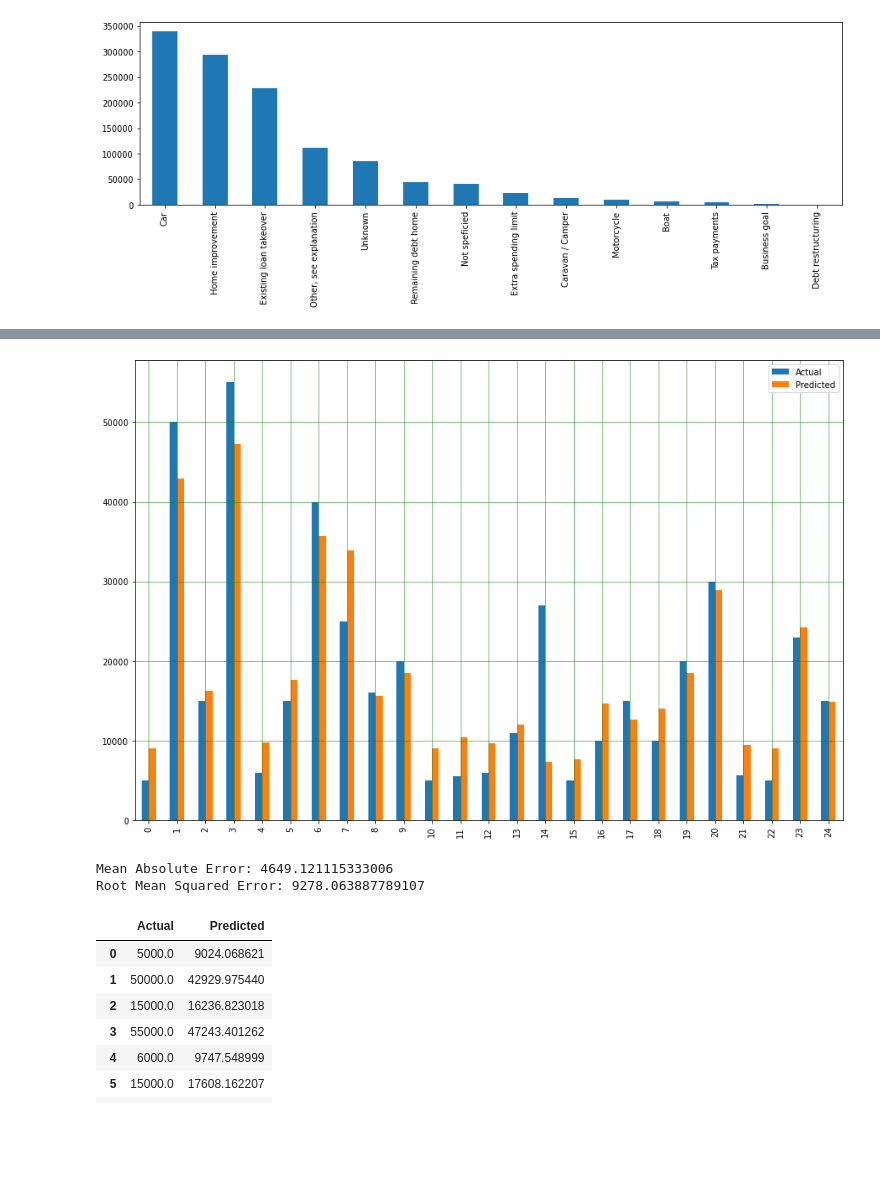
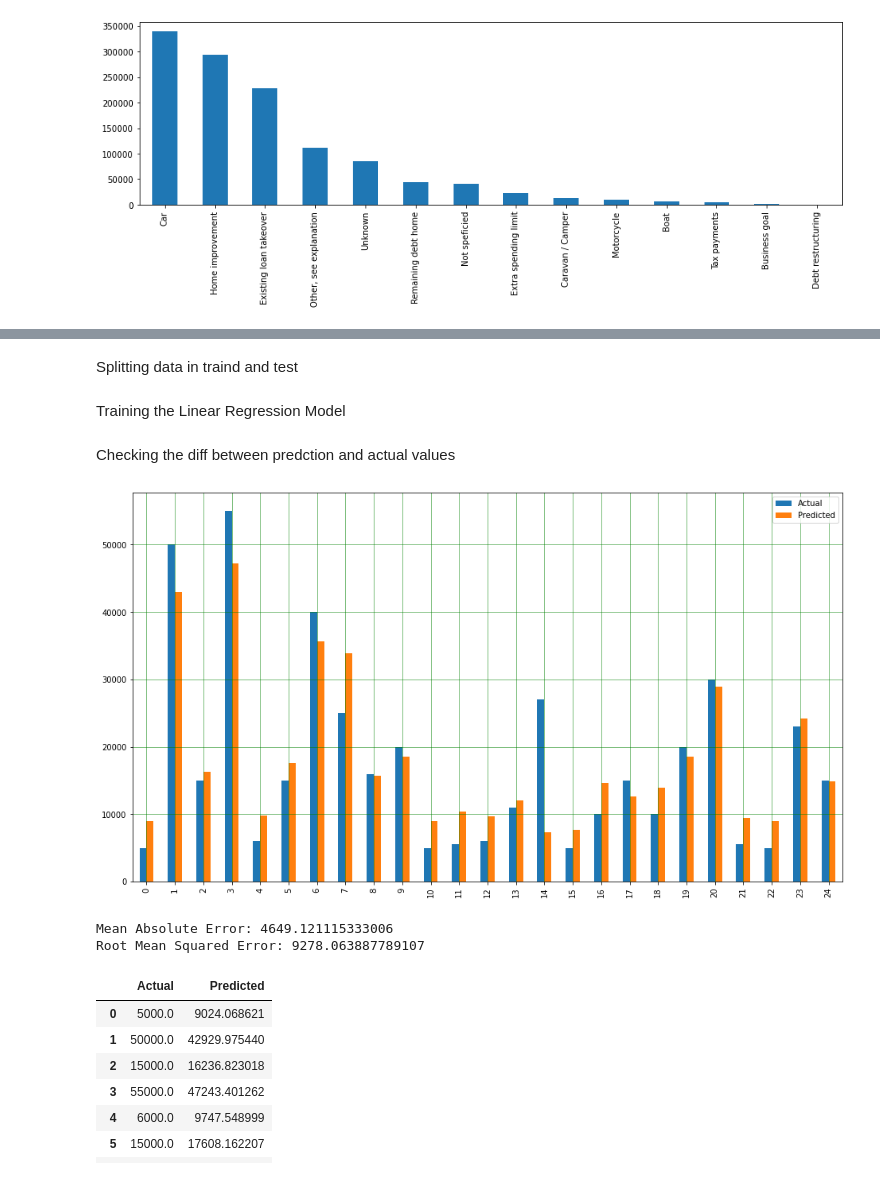
Before and after one commit to patrickherbeth/algoritimos_machine_learning, a Jupyter notebook: BPI_Challenge_2017.ipynb, the cells around one changed output, grey strips where cells are left out. Cells and saved outputs as stored; diff of their text form; code cells hidden in the pictures; blank space fills up the shorter version.

```diff
--- a/BPI_Challenge_2017.ipynb
+++ b/BPI_Challenge_2017.ipynb
@@ -133,0 +152,5 @@ I - Predição do valor da oferta a ser recebida (Regressão Linear Múltipla)
+# %%
+copy_df = application_df[['case:LoanGoal', 'case:RequestedAmount',
+                          'case:ApplicationType', 'OfferedAmount']].copy(deep=True)
+copy_df.rename(columns={'case:LoanGoal': 'LoanGoal', 'case:RequestedAmount': 'RequestedAmount',
+                        'case:ApplicationType': 'ApplicationType'}, inplace=True)
@@ -134,7 +159,4 @@ I - Predição do valor da oferta a ser recebida (Regressão Linear Múltipla)
 # %%
-copy_df = application_df[['case:LoanGoal', 'case:RequestedAmount', 'case:ApplicationType', 'OfferedAmount']].copy(deep=True)
-copy_df.rename(columns={'case:LoanGoal': 'LoanGoal', 'case:RequestedAmount': 'RequestedAmount', 'case:ApplicationType':'ApplicationType'}, inplace=True)
-
 ## enconding LoanGoal column
 encoder = OneHotEncoder()
 encoded_df_loan_goal = pd.DataFrame(encoder.fit_transform(copy_df[['LoanGoal']]).toarray())
@@ -151,31 +173,3 @@ copy_df.drop(['LoanGoal', 'ApplicationType'], axis = 1, inplace = True)
 copy_df = pd.concat([copy_df, encoded_df_loan_goal, encoded_df_app_type], axis = 1)
 
 copy_df.dropna(inplace=True)
-
-x = copy_df[['RequestedAmount', 'LoanGoal_Boat',
-       'LoanGoal_Business goal', 'LoanGoal_Car', 'LoanGoal_Caravan / Camper',
-       'LoanGoal_Debt restructuring', 'LoanGoal_Existing loan takeover',
-       'LoanGoal_Extra spending limit', 'LoanGoal_Home improvement',
-       'LoanGoal_Motorcycle', 'LoanGoal_Not speficied',
-       'LoanGoal_Other, see explanation', 'LoanGoal_Remaining debt home',
-       'LoanGoal_Tax payments', 'LoanGoal_Unknown',
-       'ApplicationType_Limit raise', 'ApplicationType_New credit']].values
-
-y = copy_df['OfferedAmount'].values
-
-plt.figure(figsize=(15,10))
-plt.tight_layout()
-sns.distplot(application_df['OfferedAmount'])
-
-#splitting data in train and test (70/30)
-x_train, x_test, y_train, y_test = train_test_split(x, y, test_size=0.3, random_state=0)
-
-#training the model
-regressor = LinearRegression()
-regressor.fit(x_train, y_train)
-
-#prediction on test data
-y_pred = regressor.predict(x_test)
-
-df = pd.DataFrame({'Actual': y_test, 'Predicted': y_pred})
-df1 = df.head(25)
@@ -183,0 +176,2 @@ df1 = df.head(25)
+# %% [markdown]
+Splitting data in traind and test
@@ -183,0 +192,2 @@ df1 = df.head(25)
+# %% [markdown]
+Training the Linear Regression Model
@@ -184,15 +201,20 @@ df1 = df.head(25)
+# %% [markdown]
+Checking the diff between predction and actual values
 # %%
+df = pd.DataFrame({'Actual': y_test, 'Predicted': y_pred})
+df1 = df.head(25)
+
 # Plotting chart with the diff between the predction and actual values
-df1.plot(kind='bar',figsize=(15,10))
+df1.plot(kind='bar',figsize=(16,9))
 plt.grid(which='major', linestyle='-', linewidth='0.5', color='green')
 plt.grid(which='minor', linestyle=':', linewidth='0.5', color='black')
 plt.show()
 
 # Calculating some metrics
 print('Mean Absolute Error:', metrics.mean_absolute_error(y_test, y_pred))
 print('Root Mean Squared Error:', np.sqrt(metrics.mean_squared_error(y_test, y_pred)))
 # %% [output]
-[figure, old version]
+[figure, new version]
 Mean Absolute Error: 4649.121115333006
 Root Mean Squared Error: 9278.063887789107
 # %%
```
Also changed, not shown: parts of 44 cells of this notebook.
